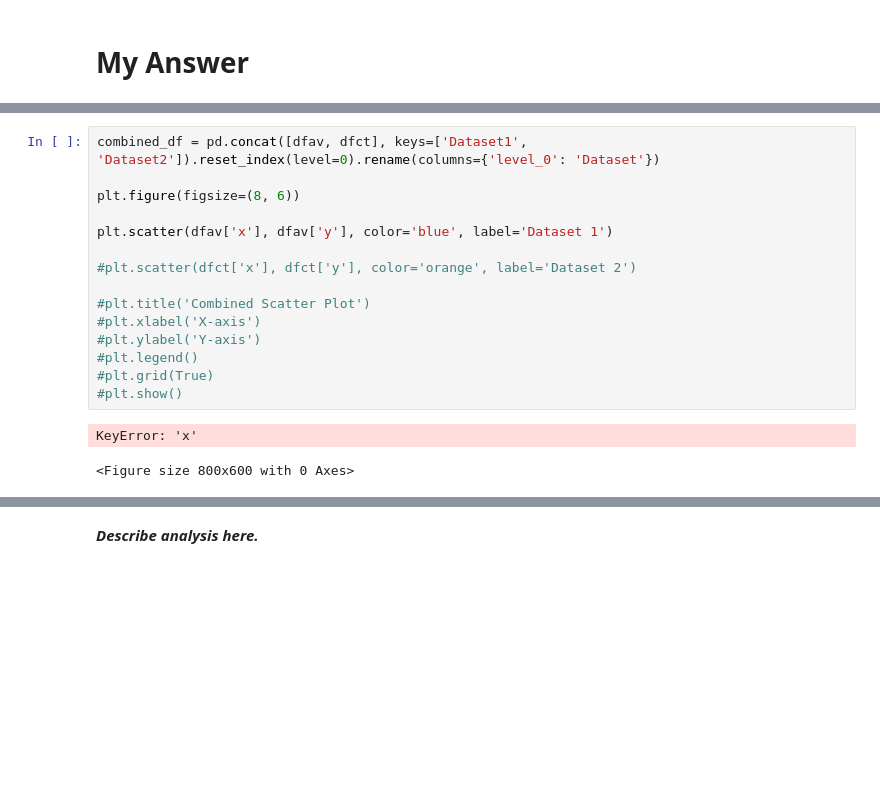
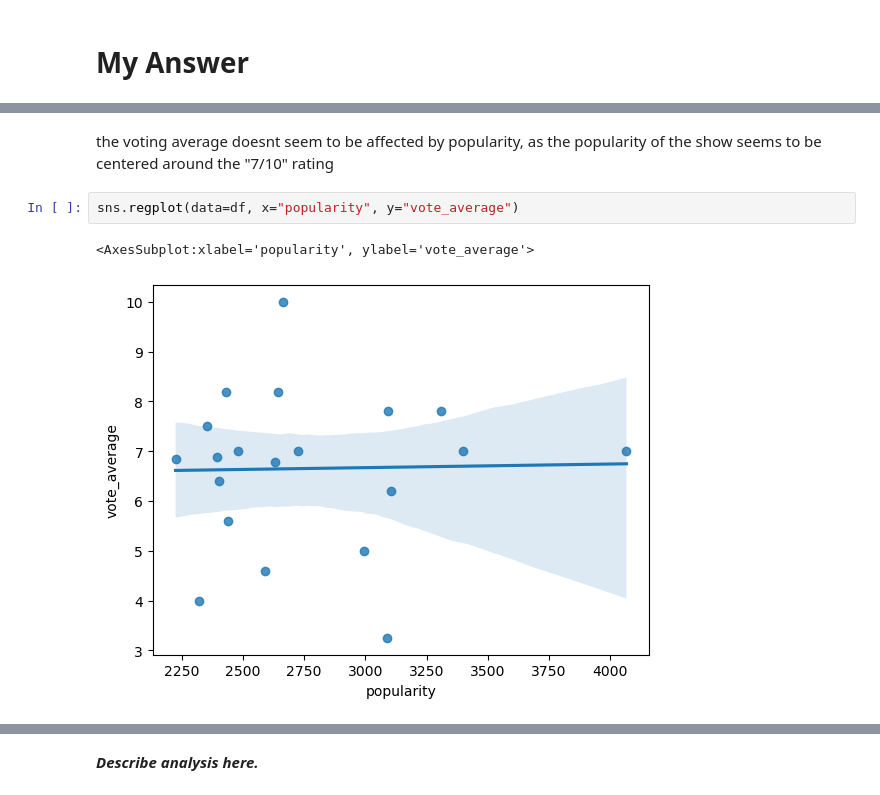
Before and after one commit to applepot437/ai, a Jupyter notebook: sem 1/unit 2 final/Unit+2+-+Final+Project+Template.ipynb, the cells around one changed output, grey strips where cells are left out. Cells and saved outputs as stored; diff of their text form; blank space fills up the shorter version.

```diff
--- a/sem 1/unit 2 final/Unit+2+-+Final+Project+Template.ipynb
+++ b/sem 1/unit 2 final/Unit+2+-+Final+Project+Template.ipynb
@@ -140,18 +54,7 @@ sns.scatterplot(x='AT', y='HWS', data=dfav)
-# %%
-combined_df = pd.concat([dfav, dfct], keys=['Dataset1', 'Dataset2']).reset_index(level=0).rename(columns={'level_0': 'Dataset'})
-
-plt.figure(figsize=(8, 6))
-
-plt.scatter(dfav['x'], dfav['y'], color='blue', label='Dataset 1')
-
-#plt.scatter(dfct['x'], dfct['y'], color='orange', label='Dataset 2')
-
-#plt.title('Combined Scatter Plot')
-#plt.xlabel('X-axis')
-#plt.ylabel('Y-axis')
-#plt.legend()
-#plt.grid(True)
-#plt.show()
-# %% [output]
-KeyError: 'x'
-<Figure size 800x600 with 0 Axes>
+# %% [markdown]
+the voting average doesnt seem to be affected by popularity, as the popularity of the show seems to be centered around the "7/10" rating
+# %%
+sns.regplot(data=df, x="popularity", y="vote_average")
+# %% [output]
+<AxesSubplot:xlabel='popularity', ylabel='vote_average'>
+[figure, added]
```
Also changed, not shown: parts of 18 cells of this notebook, 1 other file.
